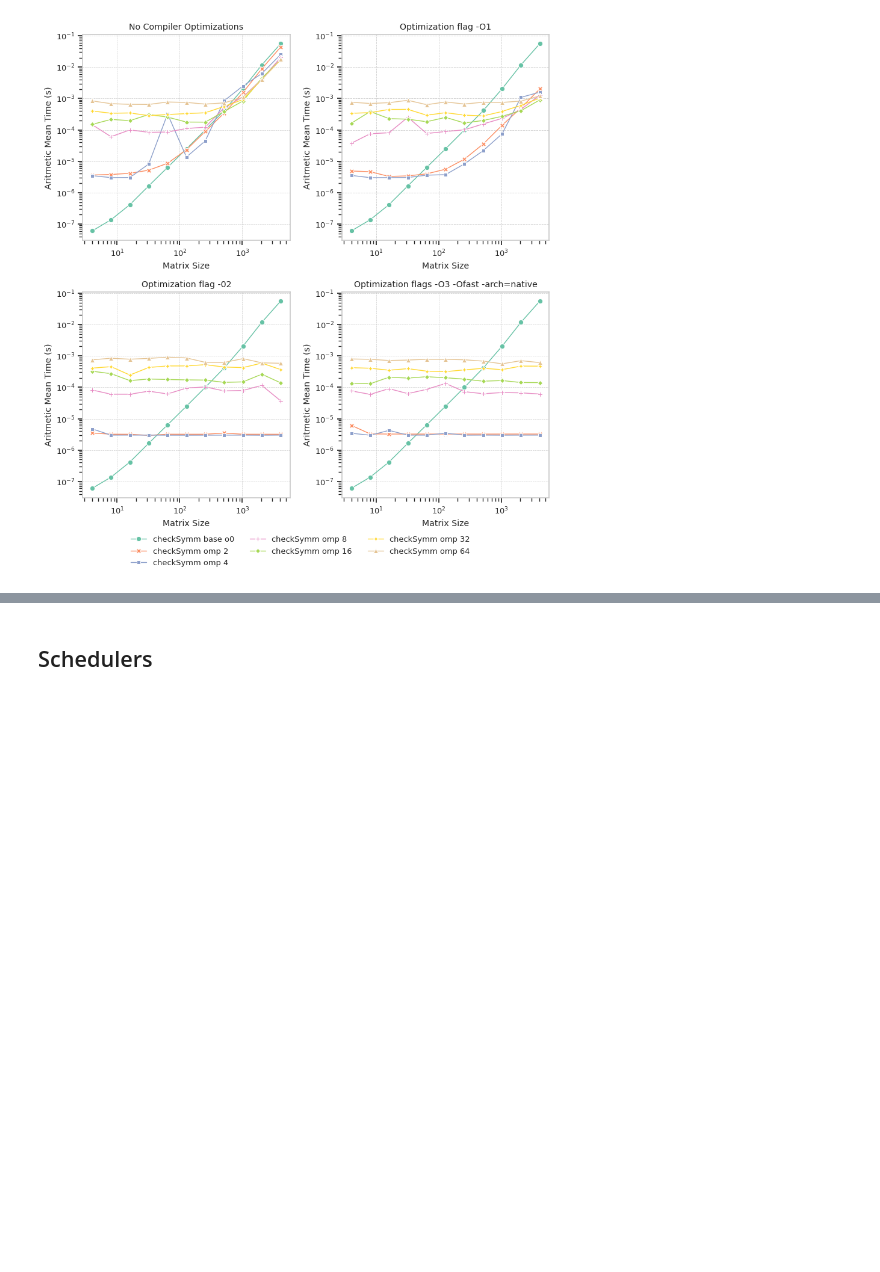
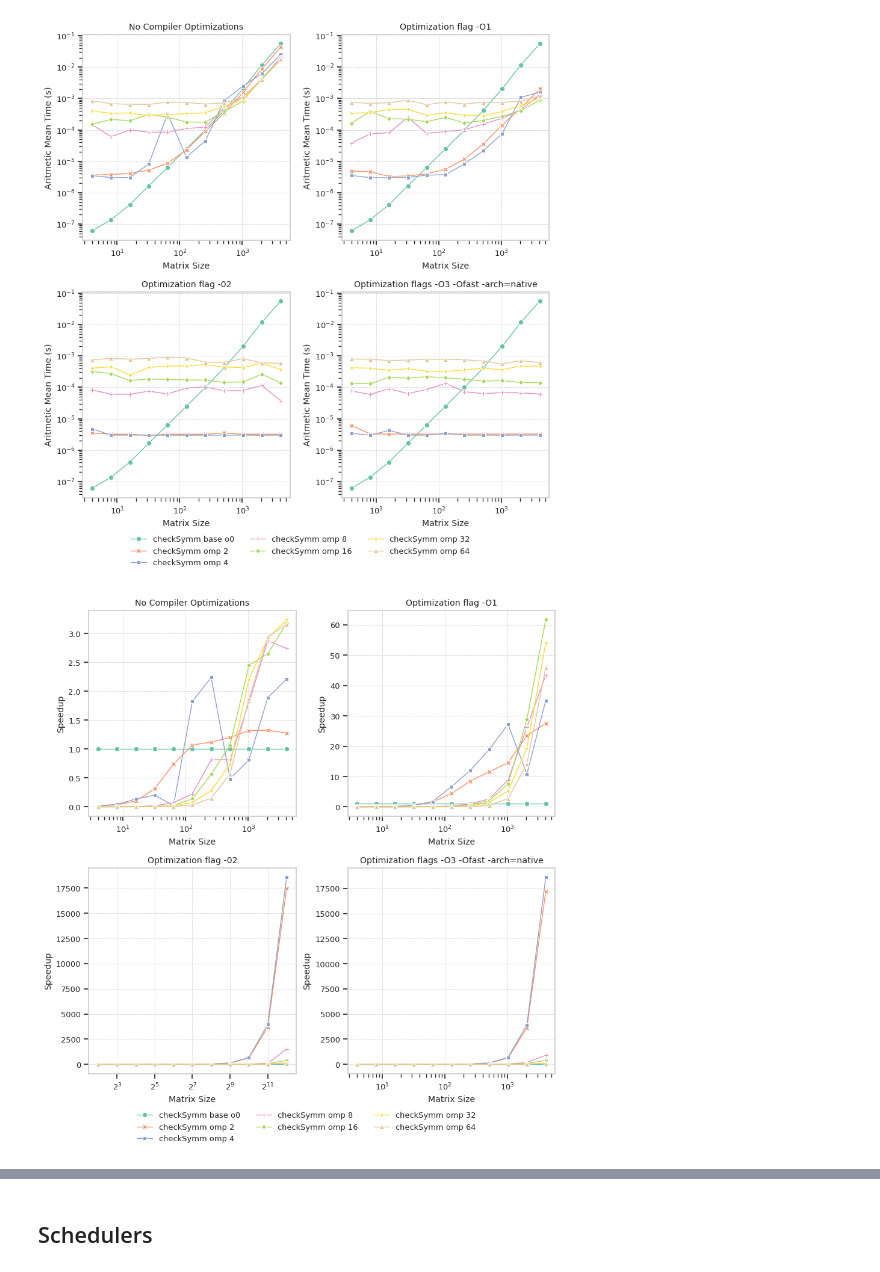
Before and after one commit to San7o/parallel-computing-cpp, a Jupyter notebook: benchmarks/plotting/notebooks/checkSymm.ipynb, the cells around one changed output, grey strips where cells are left out. Drawn from its saved outputs; the diff is of its cells as text; code cells hidden in the pictures; blank space fills up the shorter version.

```diff
--- a/benchmarks/plotting/notebooks/checkSymm.ipynb
+++ b/benchmarks/plotting/notebooks/checkSymm.ipynb
@@ -364,3 +350,73 @@ fig.subplots_adjust(hspace=0.25, wspace=0.25)
 plt.show()
 # %% [output]
 [figure]
+# %%
+checkSymm['speedup'] = checkSymm.apply(lambda row: 1, axis=1).copy()
+checkSymm_omp_o0['speedup'] = checkSymm_omp_o0.apply(lambda row: 1 / (row['mean'] / checkSymm.loc[checkSymm.space == row.space, 'mean'].iloc[0]), axis=1).copy()
+checkSymm_omp_o1['speedup'] = checkSymm_omp_o1.apply(lambda row: 1 / (row['mean'] / checkSymm.loc[checkSymm.space == row.space, 'mean'].iloc[0]), axis=1).copy()
+checkSymm_omp_o2['speedup'] = checkSymm_omp_o2.apply(lambda row: 1 / (row['mean'] / checkSymm.loc[checkSymm.space == row.space, 'mean'].iloc[0]), axis=1).copy()
+checkSymm_omp_o3['speedup'] = checkSymm_omp_o3.apply(lambda row: 1 / (row['mean'] / checkSymm.loc[checkSymm.space == row.space, 'mean'].iloc[0]), axis=1).copy()
+
+fig, axes = plt.subplots(2, 2, figsize=(10, 10))
+
+lp1 = sns.lineplot(
+    data=pd.concat([checkSymm, checkSymm_omp_o0]),
+    x="space", y="speedup", hue="name", style="name",
+    markers=True, dashes=False, ax=axes[0][0],
+    linewidth = 1
+)
+
+# axes[0][0].set_yscale('log')
+axes[0][0].set_xscale('log')
+axes[0][0].set_title('No Compiler Optimizations')
+axes[0][0].set_xlabel('Matrix Size')
+axes[0][0].set_ylabel('Speedup')
+axes[0,0].grid(True, which='major', linestyle='--', linewidth=0.5)
+
+lp2 = sns.lineplot(
+    data=pd.concat([checkSymm, checkSymm_omp_o1]),
+    x="space", y="speedup", hue="name", style="name",
+    markers=True, dashes=False, ax=axes[0][1], legend=False,
+    linewidth = 1
+)
+# axes[0][1].set_yscale('log')
+axes[0][1].set_xscale('log')
+axes[0][1].set_title('Optimization flag -O1')
+axes[0][1].set_xlabel('Matrix Size')
+axes[0][1].set_ylabel('Speedup')
+axes[0,1].grid(which='major', linestyle='--', linewidth=0.6)
+
+lp3 = sns.lineplot(
+    data=pd.concat([checkSymm, checkSymm_omp_o2]),
+    x="space", y="speedup", hue="name", style="name",
+    markers=True, dashes=False, ax=axes[1][0], legend=False,
+    linewidth = 1
+)
+# axes[1][0].set_yscale('log')
+axes[1][0].set_xscale('log', base=2)
+axes[1][0].set_title('Optimization flag -02')
+axes[1][0].set_xlabel('Matrix Size')
+axes[1][0].set_ylabel('Speedup')
+axes[1,0].grid(which='major', linestyle='--', linewidth=0.5)
+
+lp3 = sns.lineplot(
+    data=pd.concat([checkSymm, checkSymm_omp_o3]),
+    x="space", y="speedup", hue="name", style="name",
+    markers=True, dashes=False, ax=axes[1][1], legend=False,
+    linewidth = 1
+)
+# axes[1][1].set_yscale('log')
+axes[1][1].set_xscale('log')
+axes[1][1].set_title('Optimization flags -O3 -Ofast -arch=native')
+axes[1][1].set_xlabel('Matrix Size')
+axes[1][1].set_ylabel('Speedup')
+axes[1,1].grid(which='major', linestyle='--', linewidth=0.5)
+
+sns.move_legend(
+    lp1, "upper center",
+    bbox_to_anchor=(1.05, -1.4), ncol=3, title="", frameon=False,
+)
+fig.subplots_adjust(hspace=0.25, wspace=0.25)
+plt.show()
+# %% [output]
+[figure, added]
```
Also changed, not shown: parts of 2 cells of this notebook, 2 other files.
